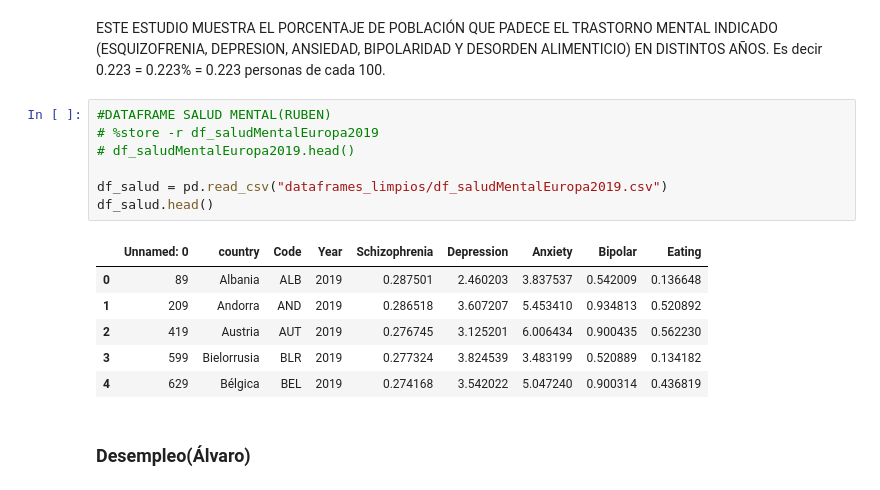
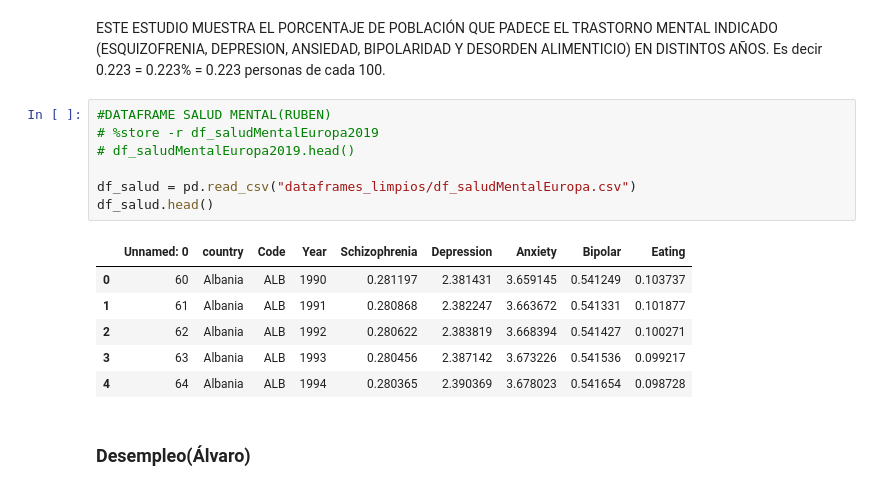
Before and after one commit to AntonioDavid333/Mental-Health-Data-Analysis, a Jupyter notebook: Global.ipynb, the cells around one changed output. Saved outputs shown, nothing was run; the diff lists cells and outputs as text.

```diff
--- a/Global.ipynb
+++ b/Global.ipynb
@@ -94,17 +90,17 @@ ESTE ESTUDIO MUESTRA EL PORCENTAJE DE POBLACIÓN QUE PADECE EL TRASTORNO MENTAL
 # %%
 #DATAFRAME SALUD MENTAL(RUBEN)
 # %store -r df_saludMentalEuropa2019
 # df_saludMentalEuropa2019.head()
 
-df_salud = pd.read_csv("dataframes_limpios/df_saludMentalEuropa2019.csv")
+df_salud = pd.read_csv("dataframes_limpios/df_saludMentalEuropa.csv")
 df_salud.head()
 # %% [output]
 |  | Unnamed: 0 | country | Code | Year | Schizophrenia | Depression | Anxiety | Bipolar | Eating |
-| 0 | 89 | Albania | ALB | 2019 | 0.287501 | 2.460203 | 3.837537 | 0.542009 | 0.136648 |
-| 1 | 209 | Andorra | AND | 2019 | 0.286518 | 3.607207 | 5.453410 | 0.934813 | 0.520892 |
-| 2 | 419 | Austria | AUT | 2019 | 0.276745 | 3.125201 | 6.006434 | 0.900435 | 0.562230 |
-| 3 | 599 | Bielorrusia | BLR | 2019 | 0.277324 | 3.824539 | 3.483199 | 0.520889 | 0.134182 |
-| 4 | 629 | Bélgica | BEL | 2019 | 0.274168 | 3.542022 | 5.047240 | 0.900314 | 0.436819 |
+| 0 | 60 | Albania | ALB | 1990 | 0.281197 | 2.381431 | 3.659145 | 0.541249 | 0.103737 |
+| 1 | 61 | Albania | ALB | 1991 | 0.280868 | 2.382247 | 3.663672 | 0.541331 | 0.101877 |
+| 2 | 62 | Albania | ALB | 1992 | 0.280622 | 2.383819 | 3.668394 | 0.541427 | 0.100271 |
+| 3 | 63 | Albania | ALB | 1993 | 0.280456 | 2.387142 | 3.673226 | 0.541536 | 0.099217 |
+| 4 | 64 | Albania | ALB | 1994 | 0.280365 | 2.390369 | 3.678023 | 0.541654 | 0.098728 |
 # %% [markdown]
 ### Desempleo(Álvaro)
 # %%
```
Also changed, not shown: parts of 29 cells of this notebook, 2 other files.
